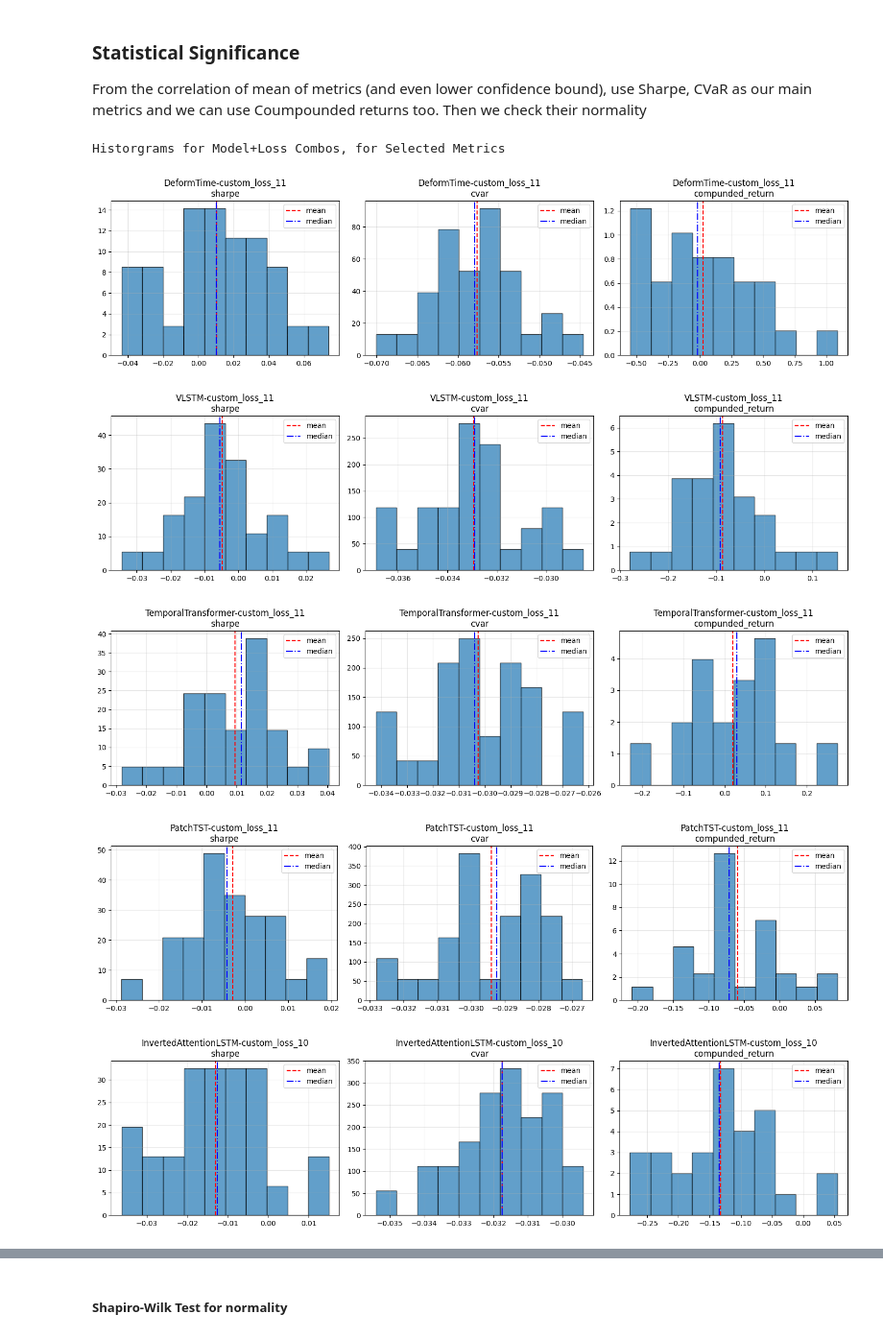
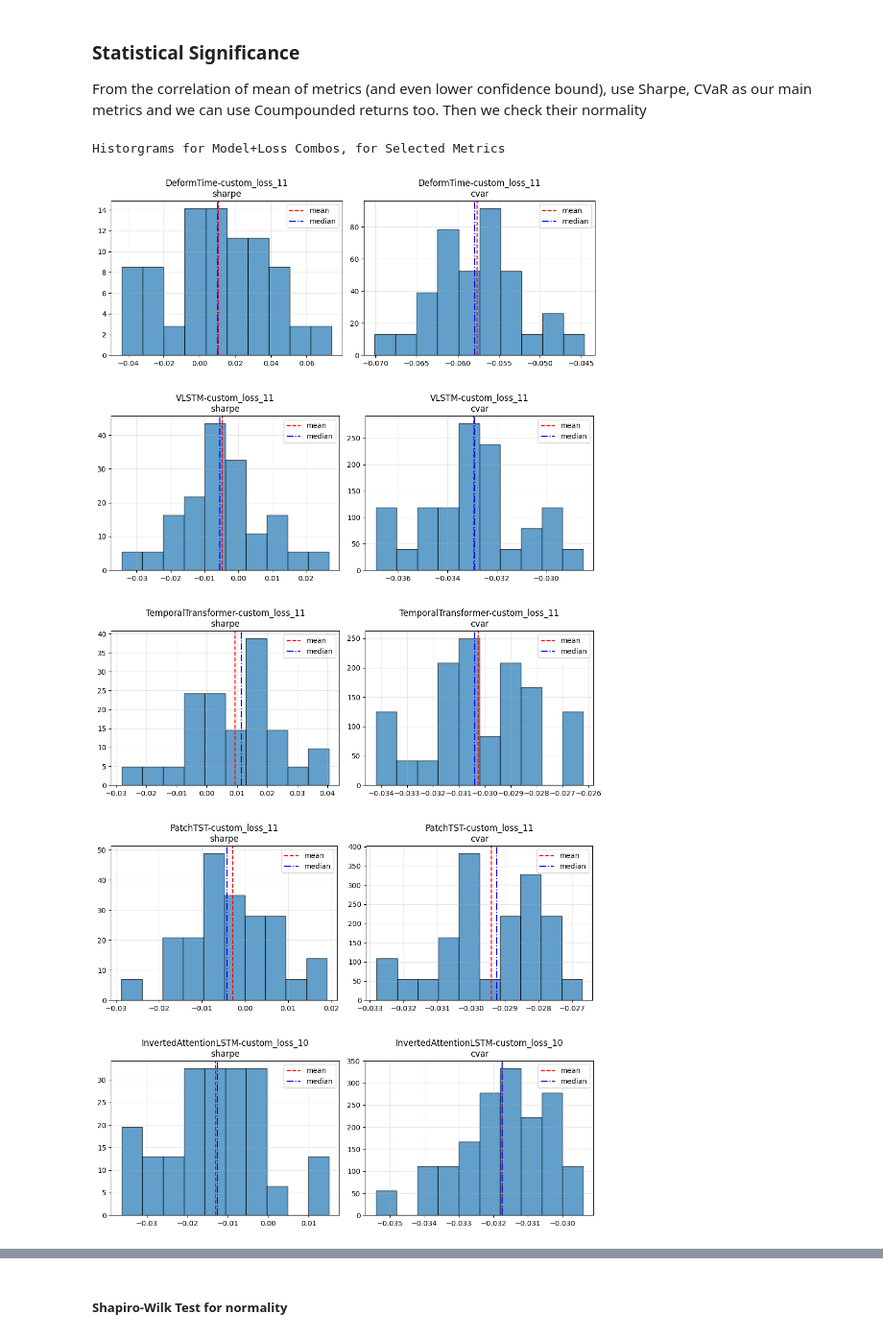
Before and after one commit to travisdesell/exact, a Jupyter notebook: financial_loss_functions/exploration/test_analysis.ipynb, the cells around one changed output, grey strips where cells are left out. Shown at 96% size. Saved outputs shown, nothing was run; the diff lists cells and outputs as text; code cells hidden in the pictures.

```diff
--- a/financial_loss_functions/exploration/test_analysis.ipynb
+++ b/financial_loss_functions/exploration/test_analysis.ipynb
@@ -111,16 +111,16 @@ nn_seed_rets = test_returns_deserial['nn_models']
 bench_rets = test_returns_deserial['benchmarks']
 # %%
 # Remove date range keys for nn returns, We also collect model+loss names
-nn_model_losses = []
+nn_models = []
 nn_seed_rets_no_dates = {seed: {} for seed in nn_seed_rets.keys()}
 for seed, seed_perfs in nn_seed_rets.items():
     for modl_name, windows_dict in seed_perfs.items():
-        nn_model_losses.append(modl_name)
+        nn_models.append(modl_name)
         nn_seed_rets_no_dates[seed][modl_name] = np.stack(
             [wind_rets for dates, wind_rets in windows_dict.items()]
         )
 
-nn_model_losses = set(nn_model_losses)
+nn_models = list(set(nn_models))
 
 # Remove date range keys for benchmarks
 bench_rets_no_dates = {name: {} for name in bench_rets.keys()}
@@ -330,14 +338,14 @@ From the correlation of mean of metrics (and even lower confidence bound), use S
 # %%
 from src.visualization.plots import plot_qq_by_model, plot_hist_by_model
 # %%
-metrics_for_tests = ['sharpe', 'cvar', 'compunded_return']
+metrics_for_tests = ['sharpe', 'cvar']
 # Historgrams
 print('Historgrams for Model+Loss Combos, for Selected Metrics')
-plot_hist_by_model(all_seed_perf, nn_model_losses, metrics_for_tests, bins=10)
+plot_hist_by_model(all_seed_perf, nn_models, metrics_for_tests, bins=10)
 # %% [output]
 Historgrams for Model+Loss Combos, for Selected Metrics
-[figure, old version]
+[figure, new version]
-[figure, old version]
+[figure, new version]
-[figure, old version]
+[figure, new version]
-[figure, old version]
+[figure, new version]
-[figure, old version]
+[figure, new version]
```
Also changed, not shown: parts of 14 cells of this notebook, 1 other file.
